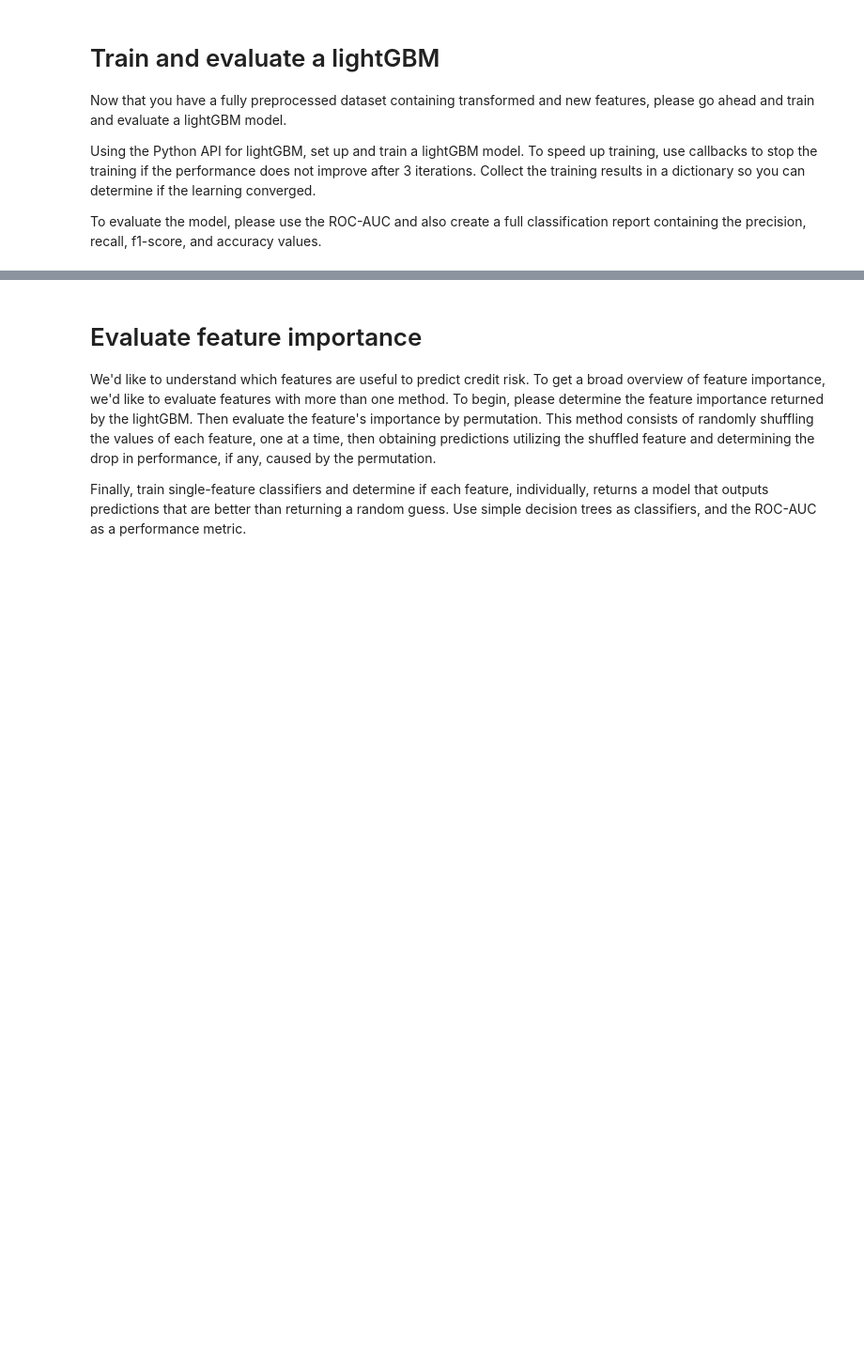
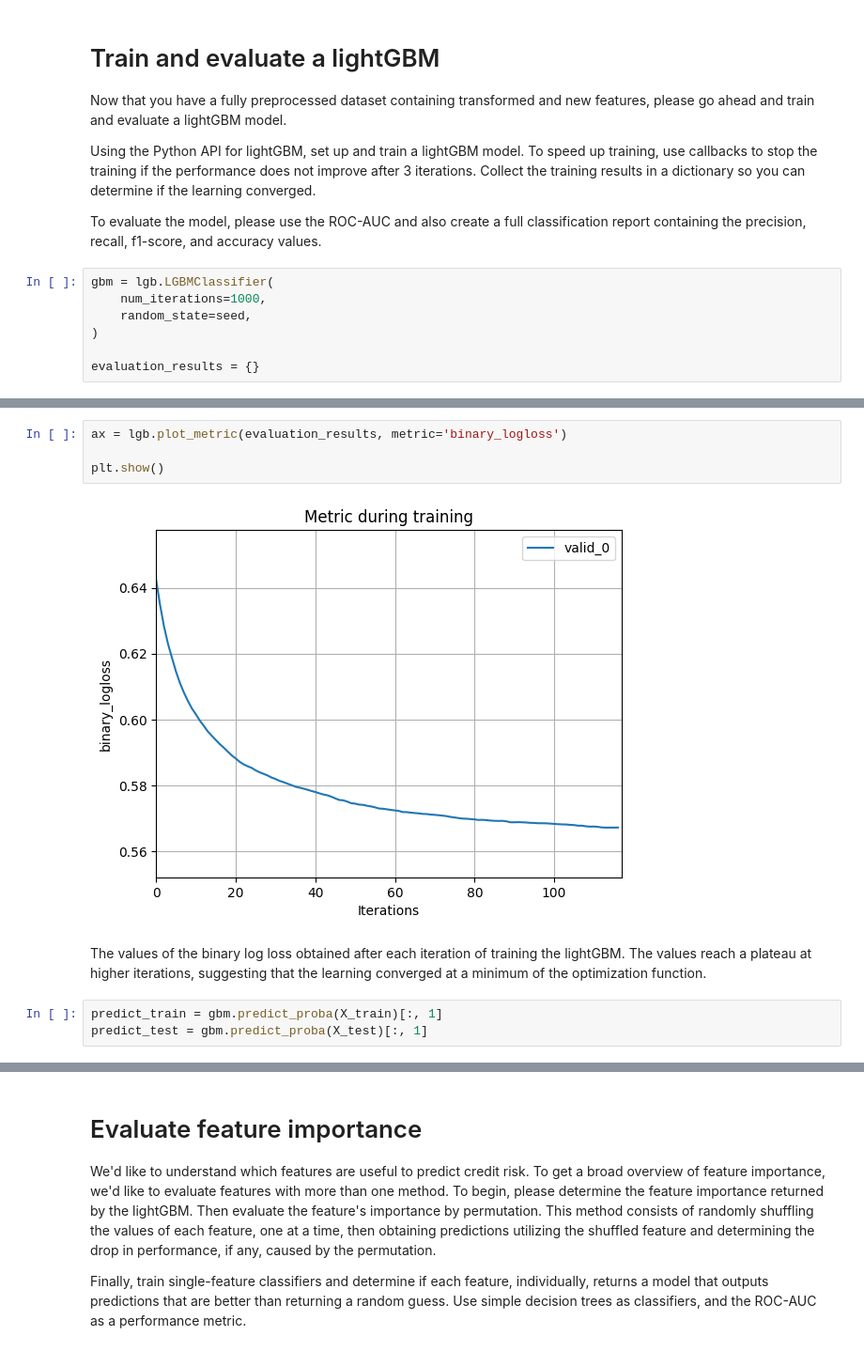
Before and after one commit to HimanshuAbburu/credit_risk_ml_pipeline, a Jupyter notebook: main.ipynb, the cells around one changed output, grey strips where cells are left out. Shown at 94% size. Saved outputs shown, nothing was run; the diff lists cells and outputs as text; blank space fills up the shorter version.

```diff
--- a/main.ipynb
+++ b/main.ipynb
@@ -290,3 +577,10 @@ Now that you have a fully preprocessed dataset containing transformed and new fe
 Using the Python API for lightGBM, set up and train a lightGBM model. To speed up training, use callbacks to stop the training if the performance does not improve after 3 iterations. Collect the training results in a dictionary so you can determine if the learning converged.
 
 To evaluate the model, please use the ROC-AUC and also create a full classification report containing the precision, recall, f1-score, and accuracy values.
+# %%
+gbm = lgb.LGBMClassifier(
+    num_iterations=1000,
+    random_state=seed,
+)
+
+evaluation_results = {}
@@ -292,0 +611,11 @@ To evaluate the model, please use the ROC-AUC and also create a full classificat
+# %%
+ax = lgb.plot_metric(evaluation_results, metric='binary_logloss')
+
+plt.show()
+# %% [output]
+[figure, added]
+# %% [markdown]
+The values of the binary log loss obtained after each iteration of training the lightGBM. The values reach a plateau at higher iterations, suggesting that the learning converged at a minimum of the optimization function.
+# %%
+predict_train = gbm.predict_proba(X_train)[:, 1]
+predict_test = gbm.predict_proba(X_test)[:, 1]
```
Also changed, not shown: parts of 36 cells of this notebook.
